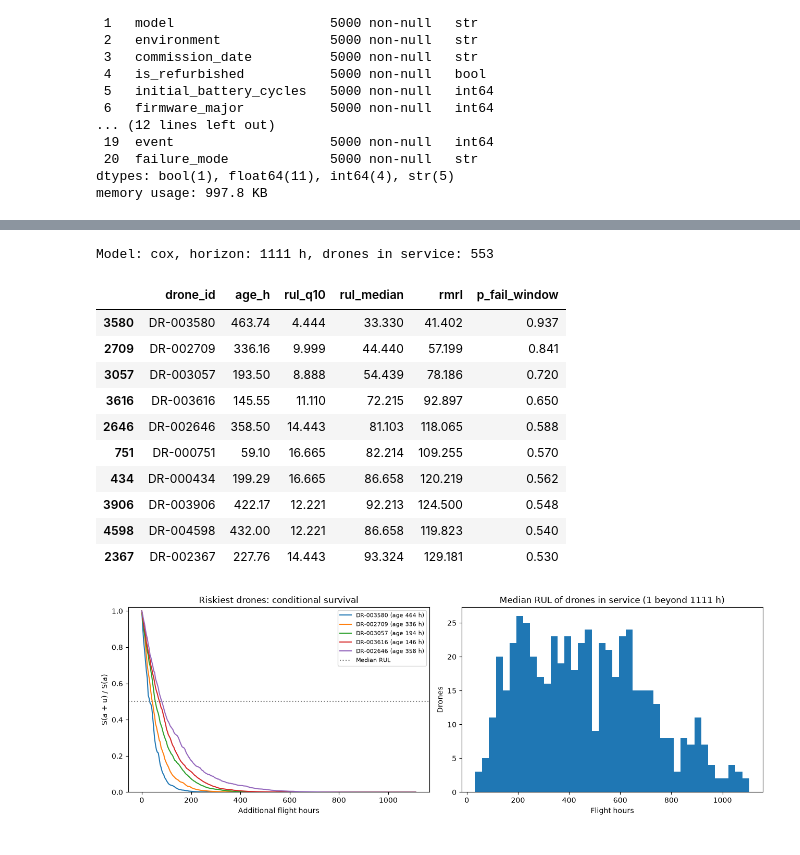
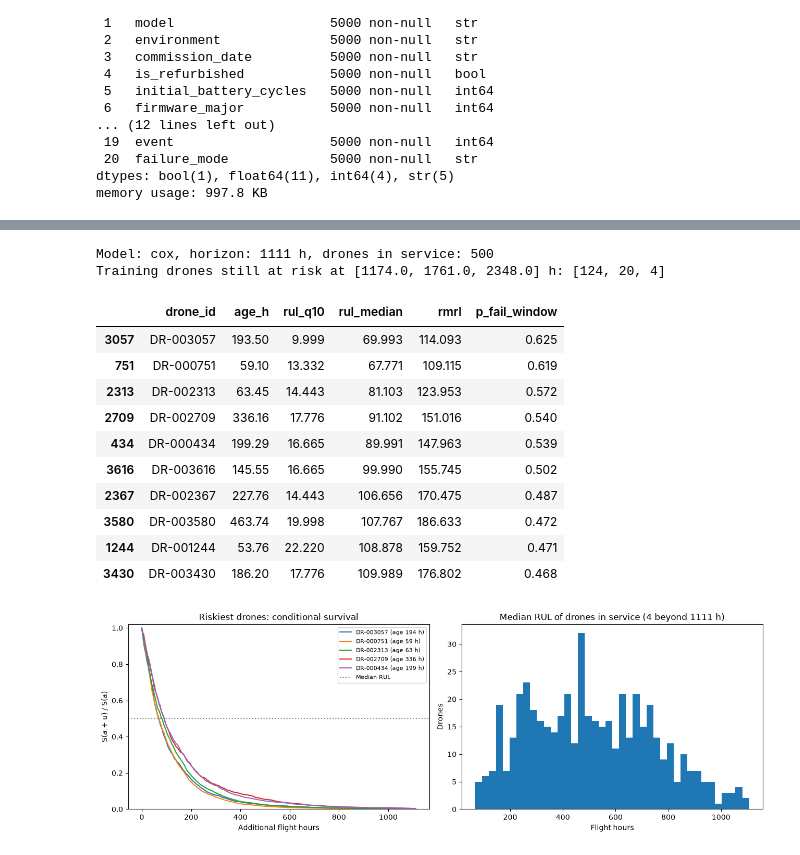
Before and after one commit to timofeytkachenko/drone_survival_analysis, a Jupyter notebook: drone_survival.ipynb, the cells around one changed output, grey strips where cells are left out. Drawn from its saved outputs; the diff is of its cells as text; code cells hidden in the pictures.

Commit message:
metric fixes + frailty recalibration + backtest by risk group

```diff
--- a/drone_survival.ipynb
+++ b/drone_survival.ipynb
@@ -277,11 +357,10 @@ Best model by validation IBS: cox
 # %%
-t = eval_times["test"]
 fig, axes = plt.subplots(1, 2, figsize=(13, 4.5))
 
 for name in models:
     r = results[(name, "test")]
-    axes[0].plot(t, r["brier"], label=f"{name} (IBS={r['ibs']:.4f})")
-    axes[1].plot(t, r["auc"], label=f"{name} (mean AUC={r['mean_auc']:.4f})")
+    axes[0].plot(eval_times, r["brier"], label=f"{name} (IBS={r['ibs']:.4f})")
+    axes[1].plot(eval_times, r["auc"], label=f"{name} (mean AUC={r['mean_auc']:.4f})")
 
 axes[0].set(
     title="Test: time-dependent Brier score",
@@ -303,13 +384,13 @@ plt.show()
 horizons = np.quantile(test["duration_h"], [0.25, 0.5, 0.75])
 fig, axes = plt.subplots(1, len(horizons), figsize=(15, 4.5))
 
-for ax, horizon in zip(axes, horizons):
+for ax, h in zip(axes, horizons):
     for name, model in models.items():
-        cal = calibration_curve(model, test, horizon)
+        cal = calibration_curve(model, test, h)
         ax.plot(cal["predicted"], cal["observed"], marker="o", label=name)
     ax.plot([0, 1], [0, 1], color="grey", linestyle=":", label="Perfect")
     ax.set(
-        title=f"Test calibration at t = {horizon:.0f} h",
+        title=f"Test calibration at t = {h:.0f} h",
         xlabel="Predicted S(t)",
         ylabel="Observed S(t) (Kaplan-Meier)",
         xlim=(0, 1),
@@ -446,8 +541,10 @@ for k, a in enumerate(cond_ages):
     window_rows.append(
         {
             "age_h": a,
-            "observed P(fail in 100 h)": 1 - km_survival(a + 100) / km_survival(a),
-            f"{best_name} P(fail in 100 h)": 1 - np.interp(100, cond_grid, predicted),
+            f"observed P(fail in {RUL_WINDOW} h)": 1
+            - km_survival(a + RUL_WINDOW) / km_survival(a),
+            f"{best_name} P(fail in {RUL_WINDOW} h)": 1
+            - np.interp(RUL_WINDOW, cond_grid, predicted),
         }
     )
 ax.set(
@@ -487,60 +704,64 @@ pd.DataFrame(window_rows).round(3)
 # %%
-# Drones in service: censored test drones, current age = duration_h.
-# Assumes censoring is mostly administrative (still flying at the data cut-off).
-active = test[test["event"] == 0]
+# Drones in service at the data cut-off; current age = duration_h
+active = test[test["in_service"]]
 
 # Keep age + horizon inside the Cox baseline support (flat after the last training event)
 last_train_event = train.loc[train["event"] == 1, "duration_h"].max()
 horizon = np.floor(last_train_event - active["duration_h"].max())
 
-rul = remaining_life(best_model, active, horizon=horizon, window=100)
+rul = remaining_life(best_model, active, horizon=horizon, window=RUL_WINDOW)
 print(f"Model: {best_name}, horizon: {horizon:.0f} h, drones in service: {len(rul)}")
+
+support = np.array([0.5, 0.75, 1.0]) * last_train_event
+still_flying = [int((train["duration_h"] >= t).sum()) for t in support]
+print(f"Training drones still at risk at {support.round().tolist()} h: {still_flying}")
 rul.sort_values("p_fail_window", ascending=False).head(10).round(3)
 # %% [output]
-Model: cox, horizon: 1111 h, drones in service: 553
+Model: cox, horizon: 1111 h, drones in service: 500
+Training drones still at risk at [1174.0, 1761.0, 2348.0] h: [124, 20, 4]
 |  | drone_id | age_h | rul_q10 | rul_median | rmrl | p_fail_window |
-| 3580 | DR-003580 | 463.74 | 4.444 | 33.330 | 41.402 | 0.937 |
-| 2709 | DR-002709 | 336.16 | 9.999 | 44.440 | 57.199 | 0.841 |
-| 3057 | DR-003057 | 193.50 | 8.888 | 54.439 | 78.186 | 0.720 |
-| 3616 | DR-003616 | 145.55 | 11.110 | 72.215 | 92.897 | 0.650 |
-| 2646 | DR-002646 | 358.50 | 14.443 | 81.103 | 118.065 | 0.588 |
-| 751 | DR-000751 | 59.10 | 16.665 | 82.214 | 109.255 | 0.570 |
-| 434 | DR-000434 | 199.29 | 16.665 | 86.658 | 120.219 | 0.562 |
-| 3906 | DR-003906 | 422.17 | 12.221 | 92.213 | 124.500 | 0.548 |
-| 4598 | DR-004598 | 432.00 | 12.221 | 86.658 | 119.823 | 0.540 |
-| 2367 | DR-002367 | 227.76 | 14.443 | 93.324 | 129.181 | 0.530 |
+| 3057 | DR-003057 | 193.50 | 9.999 | 69.993 | 114.093 | 0.625 |
+| 751 | DR-000751 | 59.10 | 13.332 | 67.771 | 109.115 | 0.619 |
+| 2313 | DR-002313 | 63.45 | 14.443 | 81.103 | 123.953 | 0.572 |
+| 2709 | DR-002709 | 336.16 | 17.776 | 91.102 | 151.016 | 0.540 |
+| 434 | DR-000434 | 199.29 | 16.665 | 89.991 | 147.963 | 0.539 |
+| 3616 | DR-003616 | 145.55 | 16.665 | 99.990 | 155.745 | 0.502 |
+| 2367 | DR-002367 | 227.76 | 14.443 | 106.656 | 170.475 | 0.487 |
+| 3580 | DR-003580 | 463.74 | 19.998 | 107.767 | 186.633 | 0.472 |
+| 1244 | DR-001244 | 53.76 | 22.220 | 108.878 | 159.752 | 0.471 |
+| 3430 | DR-003430 | 186.20 | 17.776 | 109.989 | 176.802 | 0.468 |
 # %%
 rul_grid = np.linspace(0, horizon, 300)
 riskiest = rul.nlargest(5, "p_fail_window").index
 rul_curves = best_model.conditional_survival(
     active.loc[riskiest], active.loc[riskiest, "duration_h"], rul_grid
 )
 
 fig, axes = plt.subplots(1, 2, figsize=(13, 4.5))
 
 ax = axes[0]
-for k, (idx, s) in enumerate(zip(riskiest, rul_curves)):
-    label = f"{active.at[idx, 'drone_id']} (age {active.at[idx, 'duration_h']:.0f} h)"
+for k, (i, s) in enumerate(zip(riskiest, rul_curves)):
+    label = f"{active.at[i, 'drone_id']} (age {active.at[i, 'duration_h']:.0f} h)"
     ax.plot(rul_grid, s, color=f"C{k}", label=label)
 ax.axhline(0.5, color="grey", linestyle=":", label="Median RUL")
 ax.set(
     title="Riskiest drones: conditional survival",
     xlabel="Additional flight hours",
     ylabel="S(a + u) / S(a)",
     ylim=(0, 1.02),
 )
 ax.legend(fontsize=8)
 
 ax = axes[1]
 finite = np.isfinite(rul["rul_median"])
 ax.hist(rul.loc[finite, "rul_median"], bins=40)
 ax.set(
     title=f"Median RUL of drones in service ({(~finite).sum()} beyond {horizon:.0f} h)",
     xlabel="Flight hours",
     ylabel="Drones",
 )
 
 plt.tight_layout()
 plt.show()
 # %% [output]
-[figure, old version]
+[figure, new version]
```
Also changed, not shown: parts of 38 cells of this notebook, 12 other files.
